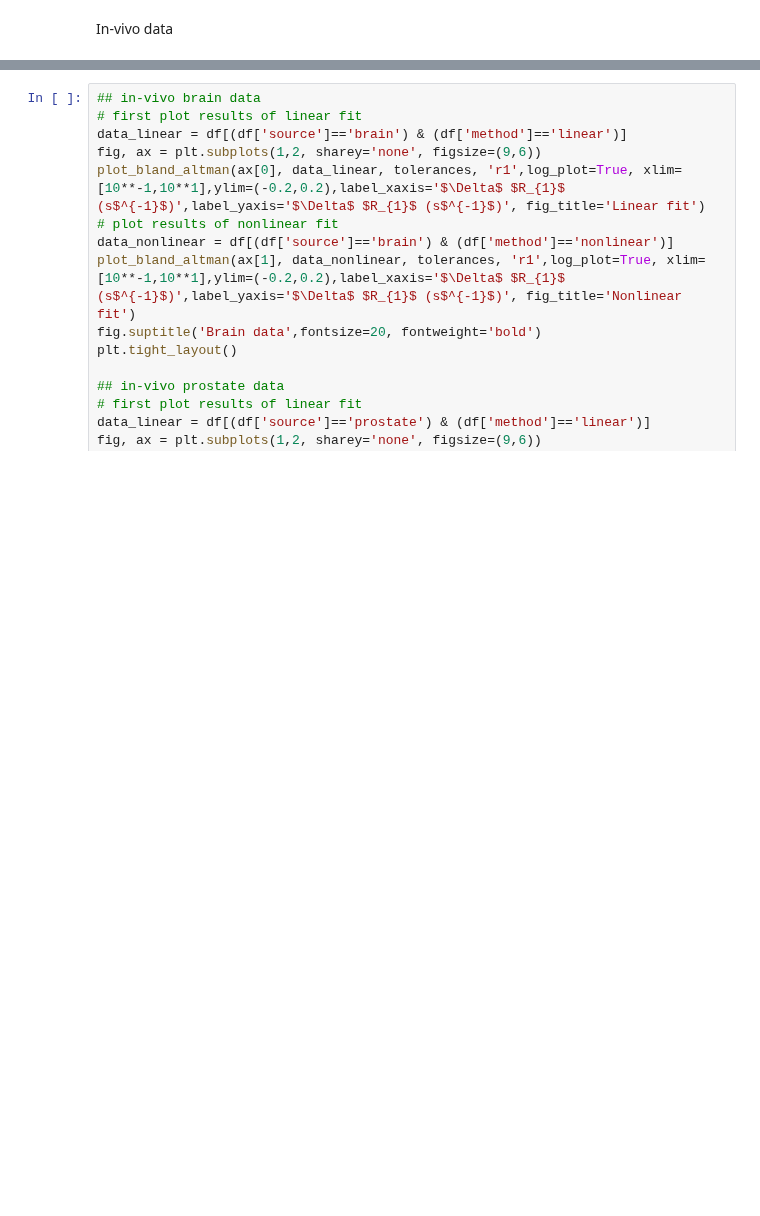
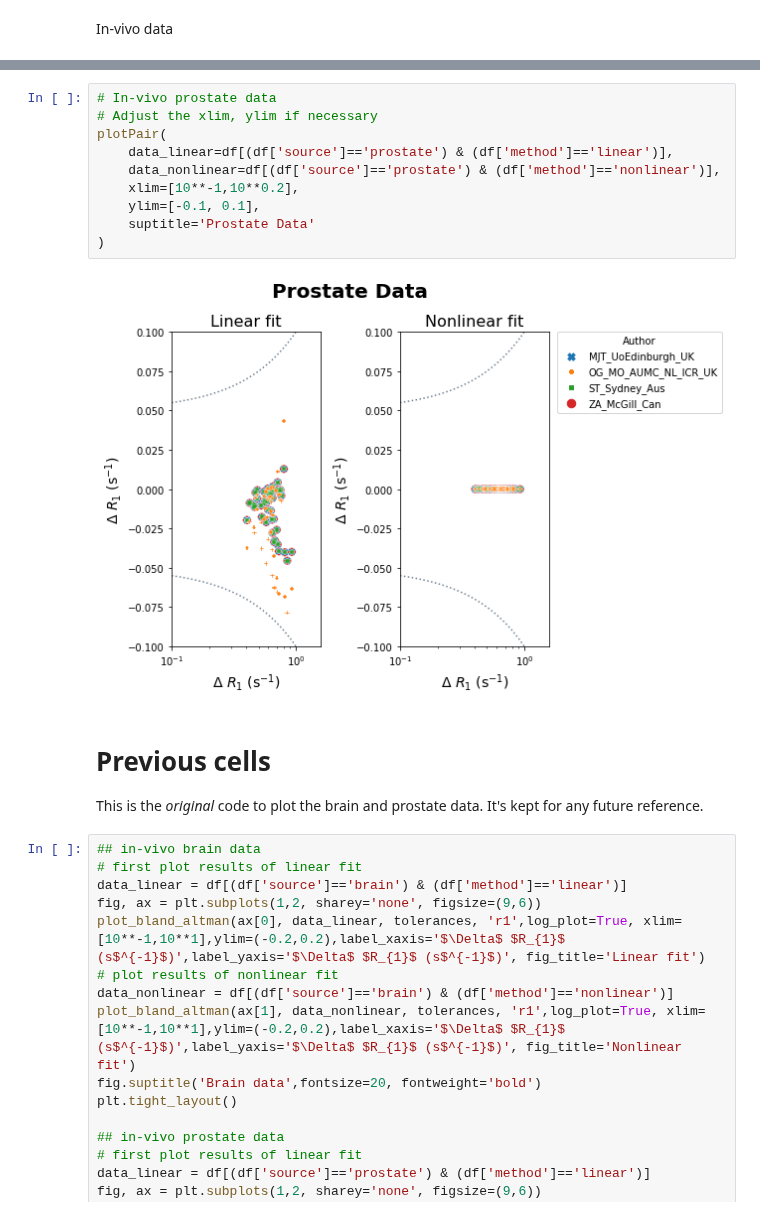
Before and after one commit to OSIPI/DCE-DSC-MRI_CodeCollection, a Jupyter notebook: notebooks/VariableFlipAngle.ipynb, the cells around one changed output, grey strips where cells are left out. Drawn from its saved outputs; the diff is of its cells as text; blank space fills up the shorter version.

```diff
--- a/notebooks/VariableFlipAngle.ipynb
+++ b/notebooks/VariableFlipAngle.ipynb
@@ -100,3 +180,18 @@ In-vivo data
+# %%
+# In-vivo prostate data
+# Adjust the xlim, ylim if necessary
+plotPair(
+    data_linear=df[(df['source']=='prostate') & (df['method']=='linear')],
+    data_nonlinear=df[(df['source']=='prostate') & (df['method']=='nonlinear')],
+    xlim=[10**-1,10**0.2],
+    ylim=[-0.1, 0.1],
+    suptitle='Prostate Data'
+)
+# %% [output]
+[figure, added]
+# %% [markdown]
+# Previous cells
+This is the *original* code to plot the brain and prostate data. It's kept for any future reference.
 # %%
 ## in-vivo brain data
 # first plot results of linear fit
```
Also changed, not shown: parts of 12 cells of this notebook, 1 other file.
